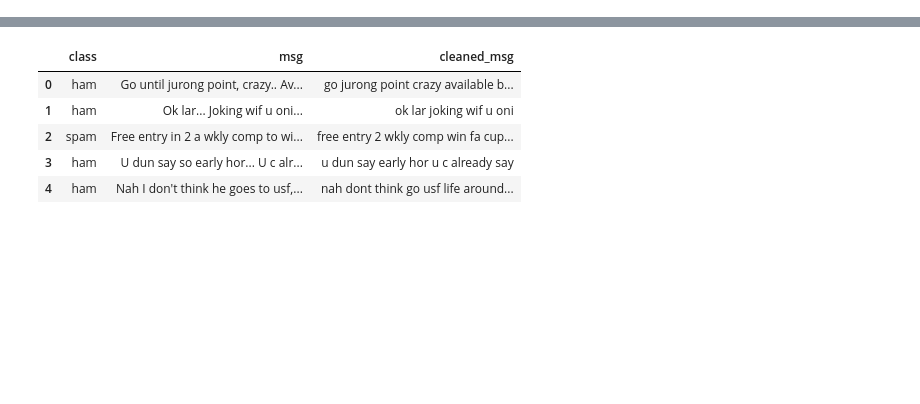
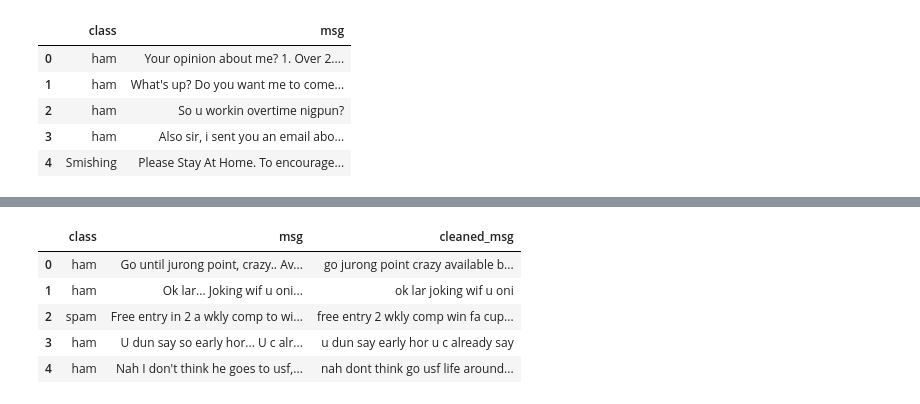
Before and after one commit to Madhav3737/SMS_Spam_detector, a Jupyter notebook: sms_spam.ipynb, the cells around one changed output, grey strips where cells are left out. Saved outputs shown, nothing was run; the diff lists cells and outputs as text; code cells hidden in the pictures; blank space fills up the shorter version.

```diff
--- a/sms_spam.ipynb
+++ b/sms_spam.ipynb
@@ -19,0 +29,12 @@ df = df[['v1','v2']]
+# %%
+df2 = pd.read_csv("spam_ds2.csv")
+df2.drop(columns=['URL','EMAIL','PHONE'],axis = 1, inplace=True)
+df2.rename(columns={'LABEL':'class','TEXT':'msg'},inplace=True)
+df2.head()
+# %% [output]
+|  | class | msg |
+| 0 | ham | Your opinion about me? 1. Over 2.... |
+| 1 | ham | What's up? Do you want me to come... |
+| 2 | ham | So u workin overtime nigpun? |
+| 3 | ham | Also sir, i sent you an email abo... |
+| 4 | Smishing | Please Stay At Home. To encourage... |
```
Also changed, not shown: parts of 13 cells of this notebook, 8 other files.
